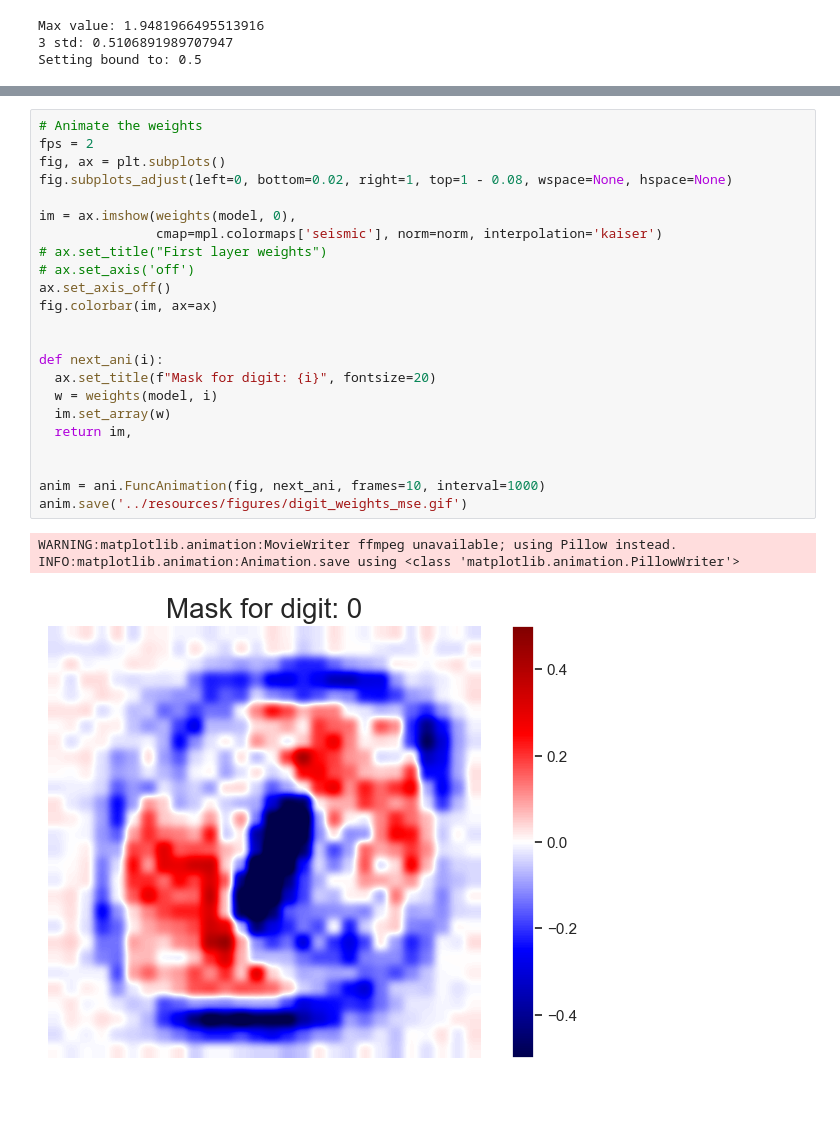
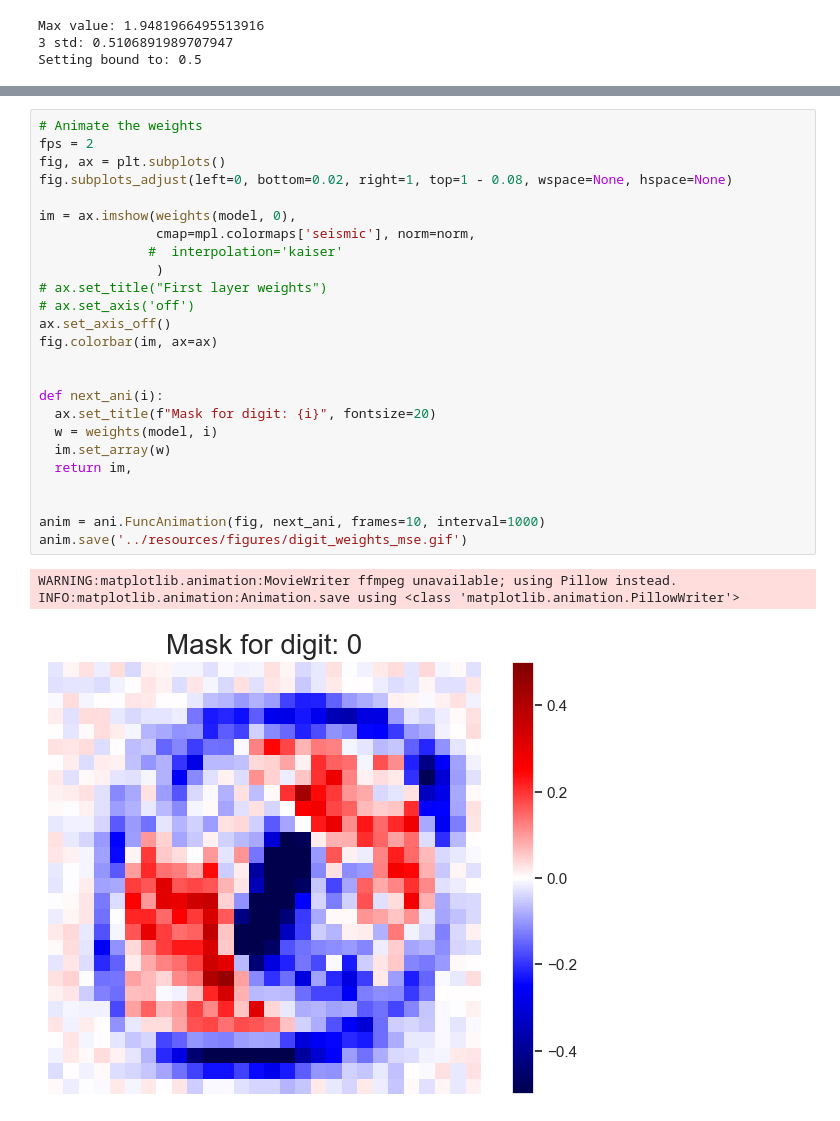
Before and after one commit to Guppy16/NNs-and-Deep-Learning, a Jupyter notebook: experiments/chap1-no_hidden_layer-MSE_loss.ipynb, the cells around one changed output, grey strips where cells are left out. Saved outputs shown, nothing was run; the diff lists cells and outputs as text.

```diff
--- a/experiments/chap1-no_hidden_layer-MSE_loss.ipynb
+++ b/experiments/chap1-no_hidden_layer-MSE_loss.ipynb
@@ -176,27 +178,29 @@ plt.show()
 # %%
 # Animate the weights
 fps = 2
 fig, ax = plt.subplots()
 fig.subplots_adjust(left=0, bottom=0.02, right=1, top=1 - 0.08, wspace=None, hspace=None)
 
 im = ax.imshow(weights(model, 0),
-               cmap=mpl.colormaps['seismic'], norm=norm, interpolation='kaiser')
+               cmap=mpl.colormaps['seismic'], norm=norm,
+              #  interpolation='kaiser'
+               )
 # ax.set_title("First layer weights")
 # ax.set_axis('off')
 ax.set_axis_off()
 fig.colorbar(im, ax=ax)
 
 
 def next_ani(i):
   ax.set_title(f"Mask for digit: {i}", fontsize=20)
   w = weights(model, i)
   im.set_array(w)
   return im,
 
 
 anim = ani.FuncAnimation(fig, next_ani, frames=10, interval=1000)
 anim.save('../resources/figures/digit_weights_mse.gif')
 # %% [output]
 WARNING:matplotlib.animation:MovieWriter ffmpeg unavailable; using Pillow instead.
 INFO:matplotlib.animation:Animation.save using <class 'matplotlib.animation.PillowWriter'>
-[figure, old version]
+[figure, new version]
```
Also changed, not shown: parts of 1 cell of this notebook, 6 other files.
